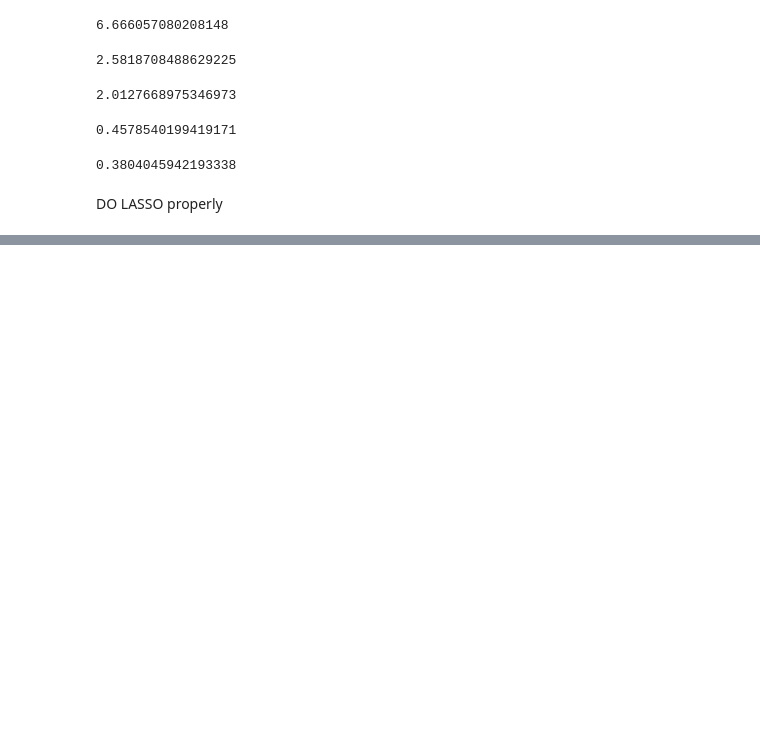
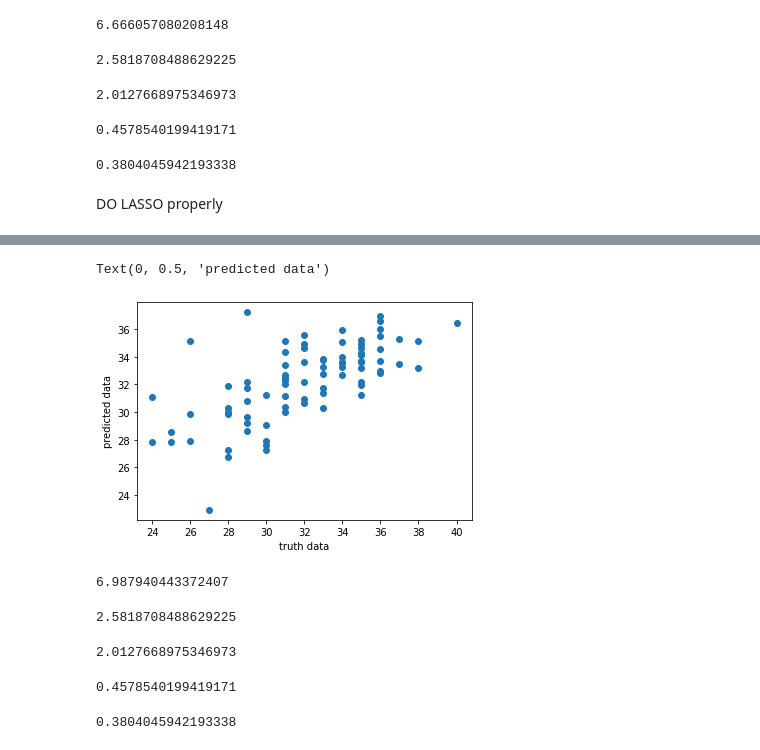
Before and after one commit to imailpradeep/MachineLearning, a Jupyter notebook: ML_1_AlgerianFire.ipynb, the cells around one changed output, grey strips where cells are left out. Saved outputs shown, nothing was run; the diff lists cells and outputs as text; code cells hidden in the pictures; blank space fills up the shorter version.

```diff
--- a/ML_1_AlgerianFire.ipynb
+++ b/ML_1_AlgerianFire.ipynb
@@ -813,3 +813,9 @@ AdjR2
 0.3804045942193338
 # %% [markdown]
 DO LASSO properly
+# %%
+from sklearn import linear_model
+
+lasso_reg = linear_model.Lasso(alpha=0.1)
+lasso_reg.fit(x_train,y_train)
+lasso_reg.score(x_test, y_test), lasso_reg.score(x_train, y_train)
@@ -815,0 +829,3 @@ DO LASSO properly
+# %%
+lasso_pred = lasso_reg.predict(x_test)
+lasso_pred
@@ -815,0 +850,29 @@ DO LASSO properly
+# %%
+plt.scatter(y_test, lasso_pred)
+plt.xlabel("truth data")
+plt.ylabel("predicted data")
+# %% [output]
+Text(0, 0.5, 'predicted data')
+[figure, added]
+# %%
+mean_squared_error(y_test, lasso_pred)
+# %% [output]
+6.987940443372407
+# %%
+np.sqrt(mean_squared_error(y_test, elastic_pred))
+# %% [output]
+2.5818708488629225
+# %%
+mean_absolute_error(y_test, elastic_pred)
+# %% [output]
+2.0127668975346973
+# %%
+r2 = r2_score(y_test, elastic_pred)
+r2
+# %% [output]
+0.4578540199419171
+# %%
+AdjR2 = 1-(1-r2)*(len(y_test)-1)/(len(y_test)-x_test.shape[1]-1)
+AdjR2
+# %% [output]
+0.3804045942193338
```
Also changed, not shown: parts of 3 cells of this notebook.
